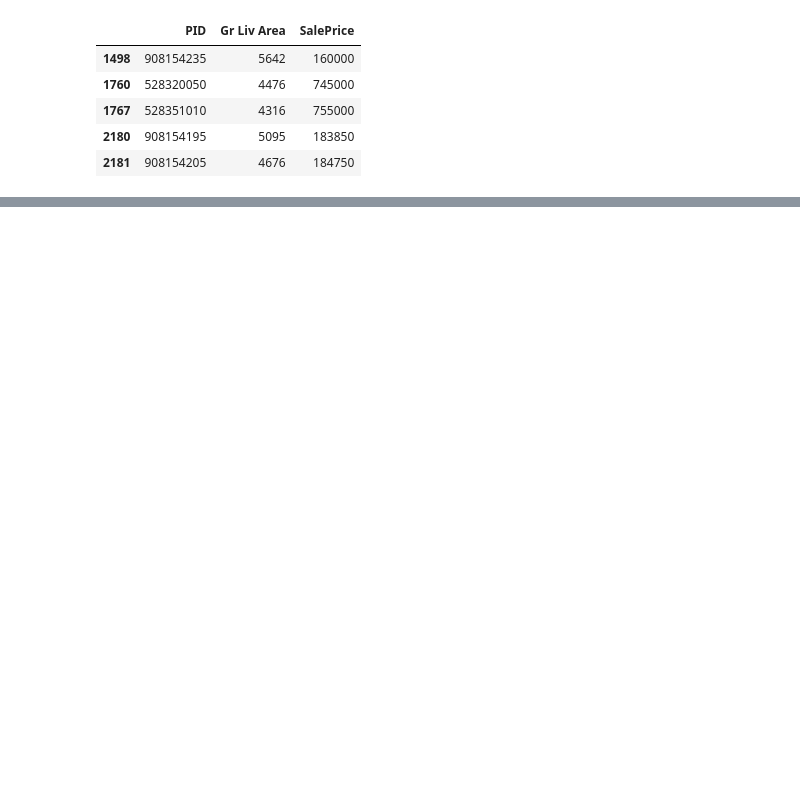
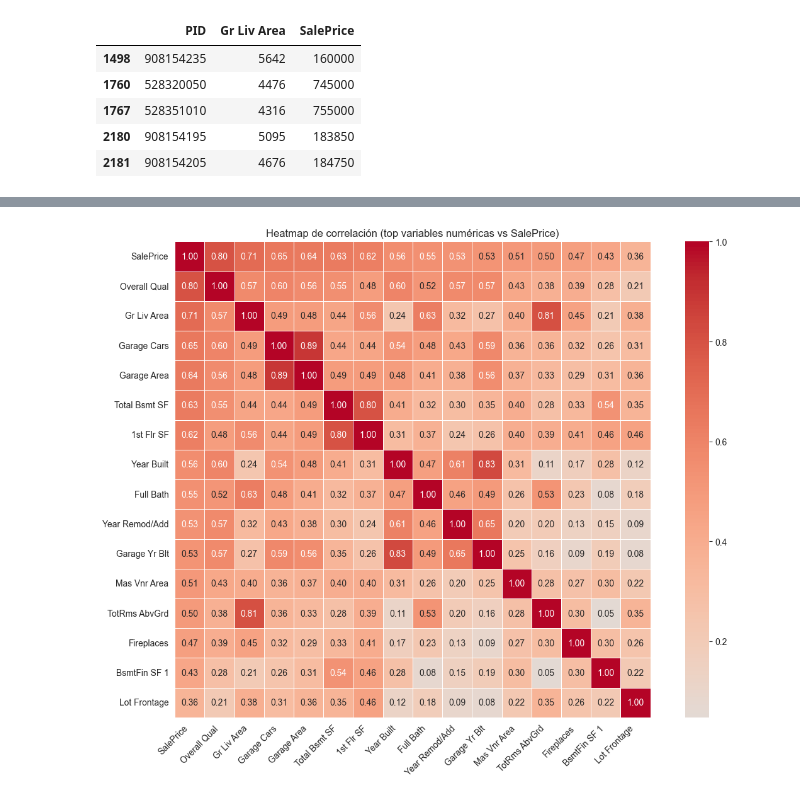
Before and after one commit to benjabarreraduoc/ProyectoHausing, a Jupyter notebook: notebooks/01_eda_housing.ipynb, the cells around one changed output, grey strips where cells are left out. Cells and saved outputs as stored; diff of their text form; code cells hidden in the pictures; blank space fills up the shorter version.

Commit message:
feat: Parte 2 Realizada listo para seguir

```diff
--- a/notebooks/01_eda_housing.ipynb
+++ b/notebooks/01_eda_housing.ipynb
@@ -214,0 +201,5 @@ entre familiares o una condición particular de la propiedad no capturada por ot
+# %%
+#Aqui buscamos la cantidad de columnas numericas dentro del dataset
+num_cols = df.select_dtypes(include=['int64', 'float64']).columns.tolist()
+
+print(f"Cantidad de variables numéricas: {len(num_cols)}")
@@ -214,0 +231,29 @@ entre familiares o una condición particular de la propiedad no capturada por ot
+# %%
+#aqui tomamos las 15 variables con mayor correlacion con la variable saleprice
+corr_target = df[num_cols].corr(numeric_only=True)['SalePrice'].drop('SalePrice')
+top_vars = corr_target.abs().sort_values(ascending=False).head(15).index.tolist()
+
+#incluimos salesprice como primera variable para el heatmap
+vars_heatmap = ['SalePrice'] + top_vars
+#se genera la matriz de correlacion
+matriz_corr = df[vars_heatmap].corr(numeric_only=True)
+
+#generamos el grafico de calor o heatmap
+plt.figure(figsize=(12, 9))
+sns.heatmap(
+    matriz_corr,
+    annot=True,
+    fmt=".2f",
+    cmap="coolwarm",
+    center=0,
+    square=True,
+    linewidths=0.5
+)
+plt.title("Heatmap de correlación (top variables numéricas vs SalePrice)")
+plt.xticks(rotation=45, ha='right')
+plt.yticks(rotation=0)
+plt.tight_layout()
+plt.savefig('../images/matriz_correlacion.png', dpi=130)
+plt.show()
+# %% [output]
+[figure, added]
```
Also changed, not shown: parts of 17 cells of this notebook, 5 other files.
